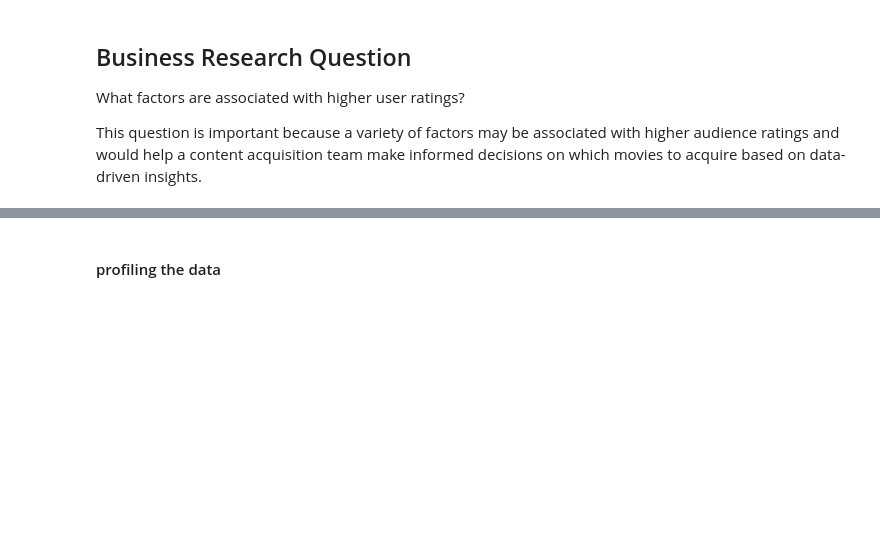
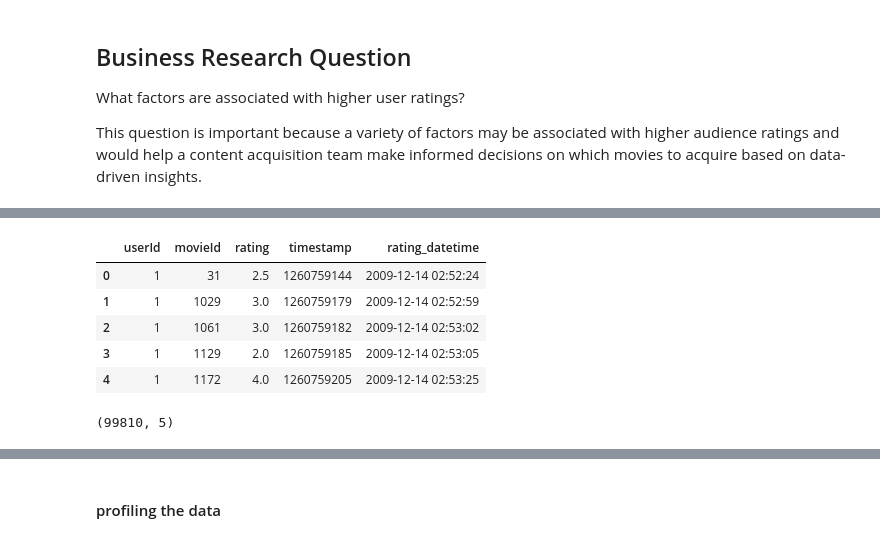
Before and after one commit to camillerose-p/ban6003-camille-pagaduan-movies-project, a Jupyter notebook: notebooks/movies_project_starter.ipynb, the cells around one changed output, grey strips where cells are left out. Saved outputs shown, nothing was run; the diff lists cells and outputs as text; code cells hidden in the pictures; blank space fills up the shorter version.

Commit message:
Completed Examining Raw Tables

```diff
--- a/notebooks/movies_project_starter.ipynb
+++ b/notebooks/movies_project_starter.ipynb
@@ -187,0 +200,12 @@ This question is important because a variety of factors may be associated with h
+# %%
+# Ratings Table
+display(ratings.head())
+display(ratings.shape)
+# %% [output]
+|  | userId | movieId | rating | timestamp | rating_datetime |
+| 0 | 1 | 31 | 2.5 | 1260759144 | 2009-12-14 02:52:24 |
+| 1 | 1 | 1029 | 3.0 | 1260759179 | 2009-12-14 02:52:59 |
+| 2 | 1 | 1061 | 3.0 | 1260759182 | 2009-12-14 02:53:02 |
+| 3 | 1 | 1129 | 2.0 | 1260759185 | 2009-12-14 02:53:05 |
+| 4 | 1 | 1172 | 4.0 | 1260759205 | 2009-12-14 02:53:25 |
+(99810, 5)
```
Also changed, not shown: parts of 6 cells of this notebook.
